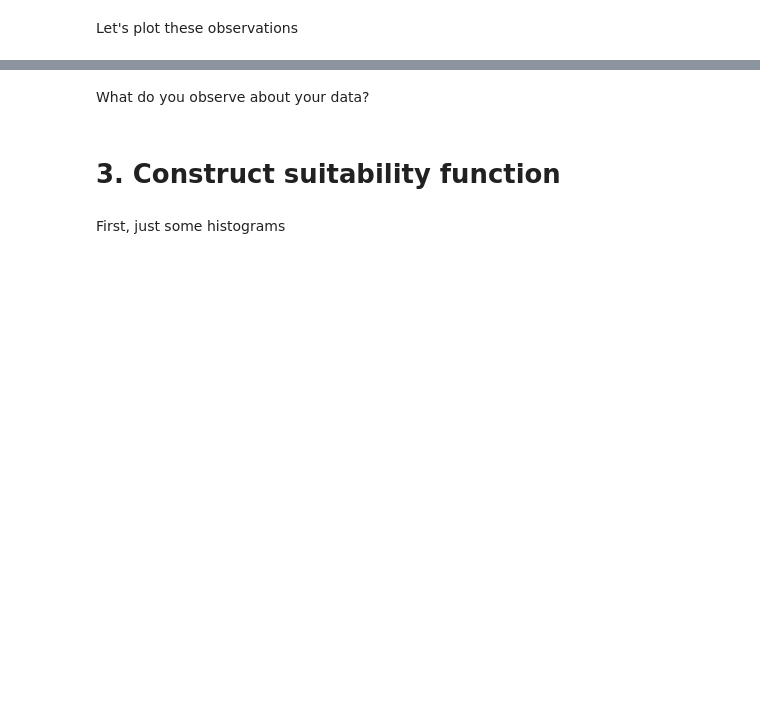
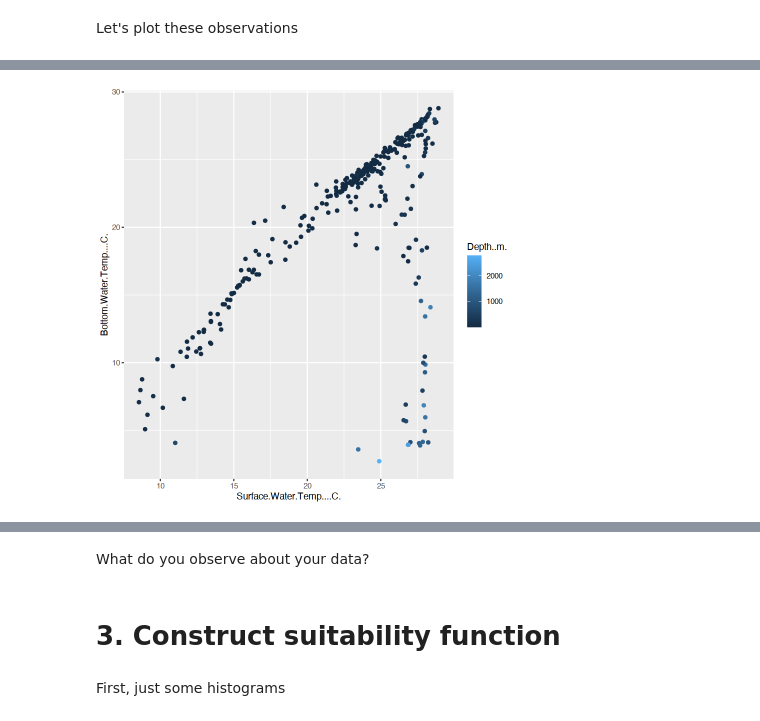
Before and after one commit to openmodels/ccecon2024, a Jupyter notebook: Week 5 - GGPlot and Projections.ipynb, the cells around one changed output, grey strips where cells are left out. Cells and saved outputs as stored; diff of their text form; code cells hidden in the pictures; blank space fills up the shorter version.

```diff
--- a/Week 5 - GGPlot and Projections.ipynb
+++ b/Week 5 - GGPlot and Projections.ipynb
@@ -34,4 +83,4 @@ df = read.csv("bluecrab2.csv")
 # %%
-df = read.csv("bluecrab2.csv", fileEncoding='latin1')
+df = read.csv("1709673274.csv", fileEncoding='latin1')
 # %%
 df
@@ -50,2 +127,6 @@ ggplot(df, aes(x=Surface.Water.Temp....C., y=Bottom.Water.Temp....C.)) + geom_po
+# %%
+ggplot(df, aes(x=Surface.Water.Temp....C., y=Bottom.Water.Temp....C., colour=Depth..m.)) + geom_point()
+# %% [output]
+[figure, added]
 # %%
 ggplot(df, aes(x=Surface.Water.Temp....C., y=Bottom.Water.Temp....C., colour=log(Depth..m.))) + geom_point()
```
Also changed, not shown: parts of 33 cells of this notebook.
